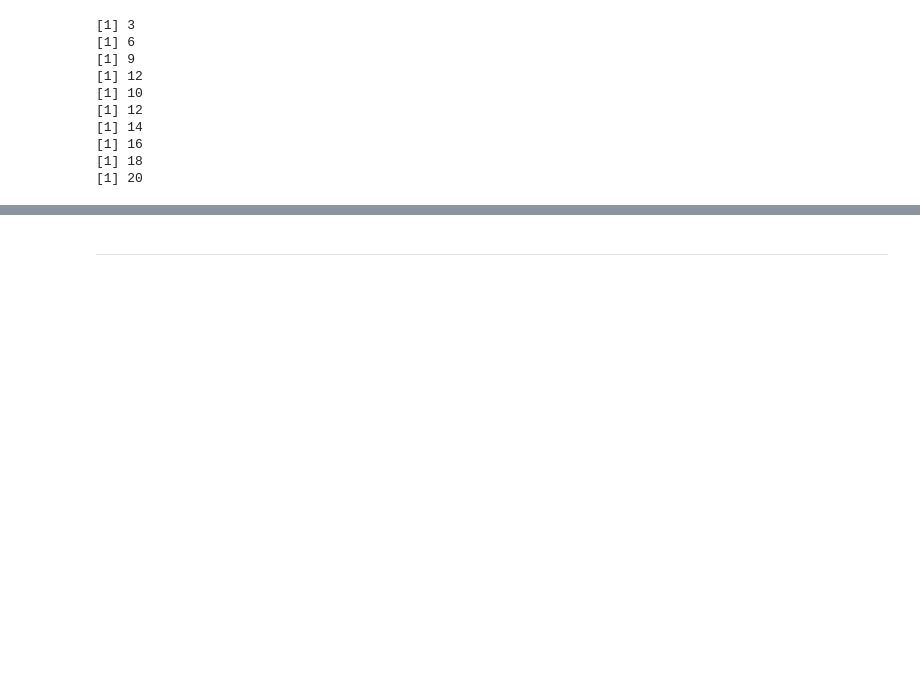
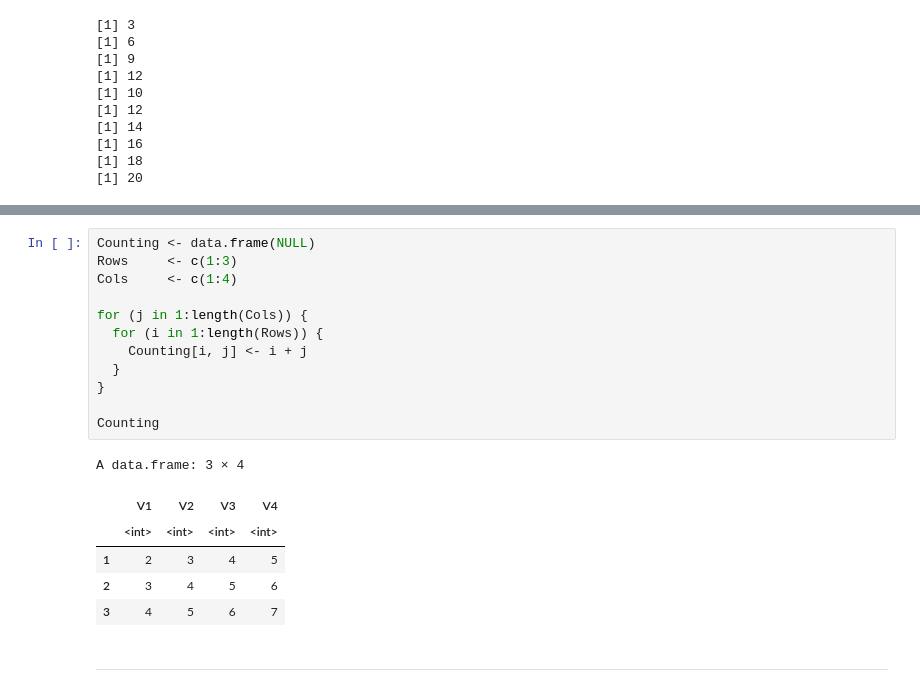
Before and after one commit to stat184-summer2023/a10-base-r-davefriedman01, a Jupyter notebook: A10.ipynb, the cells around one changed output, grey strips where cells are left out. Saved outputs shown, nothing was run; the diff lists cells and outputs as text; blank space fills up the shorter version.

```diff
--- a/A10.ipynb
+++ b/A10.ipynb
@@ -207,2 +223,21 @@ for (i in 1:10) {
+# %%
+Counting <- data.frame(NULL)
+Rows     <- c(1:3)
+Cols     <- c(1:4)
+
+for (j in 1:length(Cols)) {
+  for (i in 1:length(Rows)) {
+    Counting[i, j] <- i + j
+  }
+}
+
+Counting
+# %% [output]
+A data.frame: 3 × 4
+|  | V1 | V2 | V3 | V4 |
+|  | <int> | <int> | <int> | <int> |
+| 1 | 2 | 3 | 4 | 5 |
+| 2 | 3 | 4 | 5 | 6 |
+| 3 | 4 | 5 | 6 | 7 |
 # %% [markdown]
 ---
```
Also changed, not shown: parts of 1 cell of this notebook, 2 other files.
